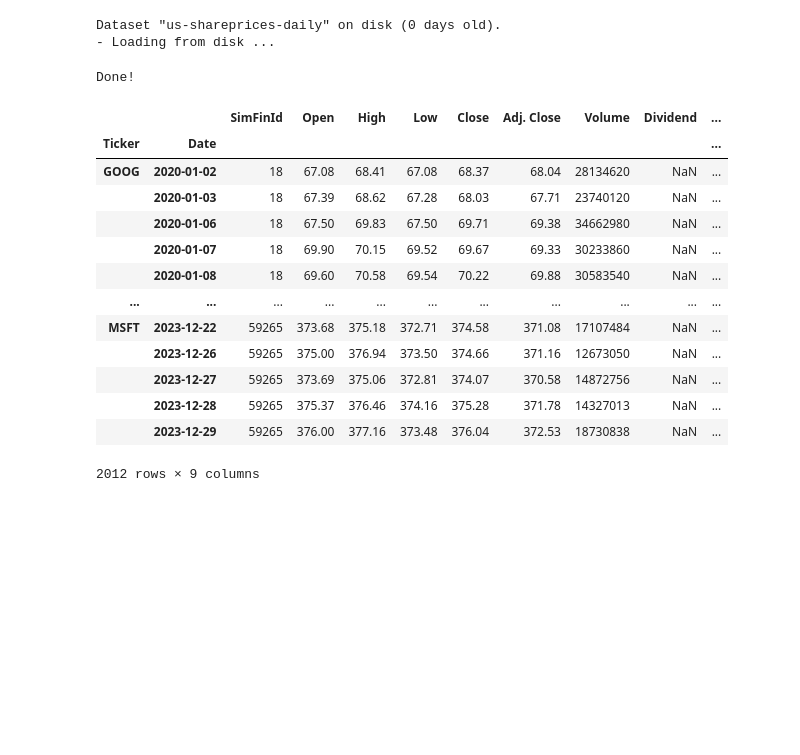
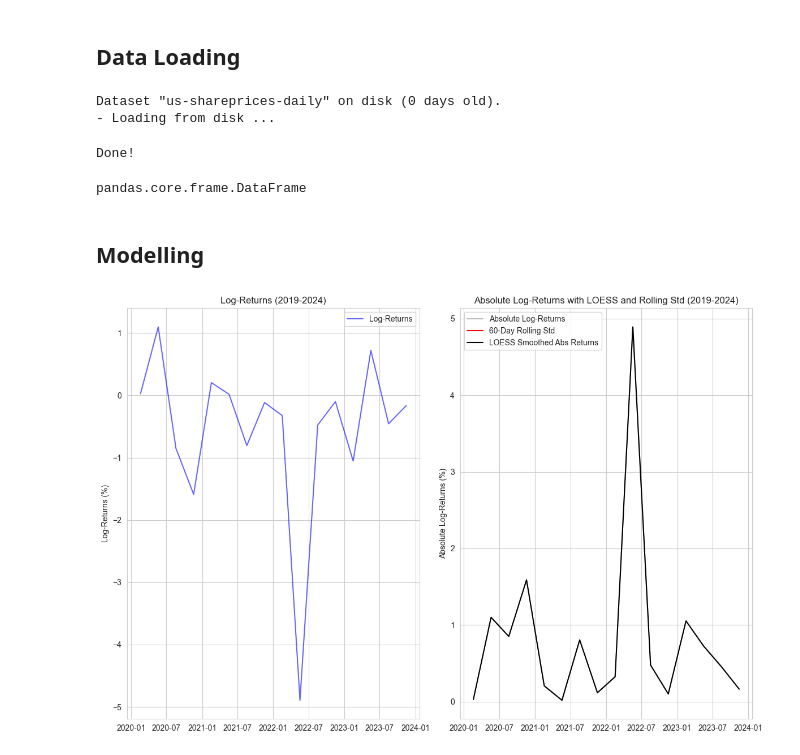
Before and after one commit to sajodajo/FinIDX-G4, a Jupyter notebook: EDA.ipynb, the cells around one changed output. Cells and saved outputs as stored; diff of their text form; code cells hidden in the pictures; blank space fills up the shorter version.

```diff
--- a/EDA.ipynb
+++ b/EDA.ipynb
@@ -4,22 +11,60 @@ import matplotlib.pyplot as plt
 
 psf = pySimFin()
-# %%
-psf.get_share_prices(['microsoft'],'2020-01-01','2024-01-01')
-# %% [output]
-Dataset "us-shareprices-daily" on disk (0 days old).
-- Loading from disk ...
-Done!
-|  |  | SimFinId | Open | High | Low | Close | Adj. Close | Volume | Dividend | ... |
-| Ticker | Date |  |  |  |  |  |  |  |  | ... |
-| GOOG | 2020-01-02 | 18 | 67.08 | 68.41 | 67.08 | 68.37 | 68.04 | 28134620 | NaN | ... |
-|  | 2020-01-03 | 18 | 67.39 | 68.62 | 67.28 | 68.03 | 67.71 | 23740120 | NaN | ... |
-|  | 2020-01-06 | 18 | 67.50 | 69.83 | 67.50 | 69.71 | 69.38 | 34662980 | NaN | ... |
-|  | 2020-01-07 | 18 | 69.90 | 70.15 | 69.52 | 69.67 | 69.33 | 30233860 | NaN | ... |
-|  | 2020-01-08 | 18 | 69.60 | 70.58 | 69.54 | 70.22 | 69.88 | 30583540 | NaN | ... |
-| ... | ... | ... | ... | ... | ... | ... | ... | ... | ... | ... |
-| MSFT | 2023-12-22 | 59265 | 373.68 | 375.18 | 372.71 | 374.58 | 371.08 | 17107484 | NaN | ... |
-|  | 2023-12-26 | 59265 | 375.00 | 376.94 | 373.50 | 374.66 | 371.16 | 12673050 | NaN | ... |
-|  | 2023-12-27 | 59265 | 373.69 | 375.06 | 372.81 | 374.07 | 370.58 | 14872756 | NaN | ... |
-|  | 2023-12-28 | 59265 | 375.37 | 376.46 | 374.16 | 375.28 | 371.78 | 14327013 | NaN | ... |
-|  | 2023-12-29 | 59265 | 376.00 | 377.16 | 373.48 | 376.04 | 372.53 | 18730838 | NaN | ... |
-2012 rows × 9 columns
+# %% [markdown]
+## Data Loading
+# %%
+companies = ['microsoft']
+start_date = '2020-01-01'
+end_date = '2024-01-01'
+
+df = psf.get_share_prices(companies,start_date,end_date)
+df = df.droplevel(0)
+df = df.sort_index()
+# %% [output]
+Dataset "us-shareprices-daily" on disk (0 days old).
+- Loading from disk ...
+Done!
+# %%
+type(df)
+# %% [output]
+pandas.core.frame.DataFrame
+# %% [markdown]
+## Modelling
+# %%
+# Compute percentage log-returns
+df['Log_Return'] = np.log(df['Close'] / df['Close'].shift(1)) * 100
+df.dropna(inplace=True)
+
+# Compute absolute log-returns
+df['Abs_Log_Return'] = np.abs(df['Log_Return'])
+
+# Compute rolling 60-day standard deviation
+df['Rolling_Std'] = df['Log_Return'].rolling(window=60).std()
+
+# LOESS smoothing (LOWESS from statsmodels)
+lowess = sm.nonparametric.lowess
+smoothed_abs = lowess(df['Abs_Log_Return'], df.index, frac=0.03)  # frac=0.03 controls smoothness
+
+# Plot time series
+fig, axes = plt.subplots(1, 2, figsize=(12, 8), sharex=True)
+
+# Plot log-returns
+top_ax = axes[0]
+top_ax.plot(df.index, df['Log_Return'], color='blue', alpha=0.6, label='Log-Returns')
+top_ax.set_ylabel("Log-Returns (%)")
+top_ax.set_title("Log-Returns (2019-2024)")
+top_ax.legend()
+
+# Plot absolute log-returns with LOESS and rolling std
+bottom_ax = axes[1]
+bottom_ax.plot(df.index, df['Abs_Log_Return'], color='gray', alpha=0.5, label='Absolute Log-Returns')
+bottom_ax.plot(df.index, df['Rolling_Std'], color='red', label='60-Day Rolling Std')
+bottom_ax.plot(df.index, smoothed_abs[:, 1], color='black', label='LOESS Smoothed Abs Returns')
+bottom_ax.set_ylabel("Absolute Log-Returns (%)")
+bottom_ax.set_title("Absolute Log-Returns with LOESS and Rolling Std (2019-2024)")
+bottom_ax.legend()
+
+plt.tight_layout()
+plt.show()
+# %% [output]
+[figure, added]
```
Also changed, not shown: parts of 3 cells of this notebook, 1 other file.
